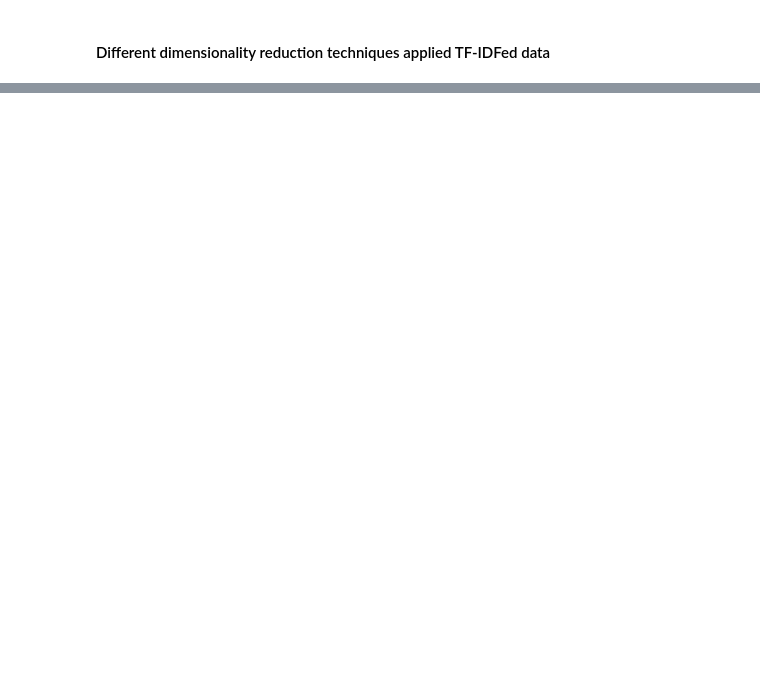
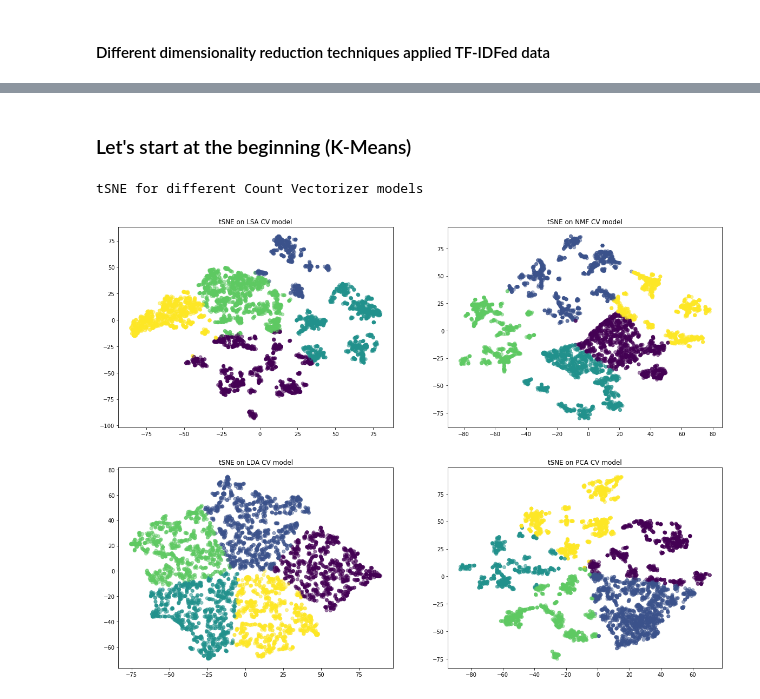
Before and after one commit to Auste1989/metis_projects, a Jupyter notebook: Customer_Review_Sentiment_Analysis/Customer_Review_Sentiment_Analysis_Modelling.ipynb, the cells around one changed output, grey strips where cells are left out. Drawn from its saved outputs; the diff is of its cells as text; code cells hidden in the pictures; blank space fills up the shorter version.

```diff
--- a/Customer_Review_Sentiment_Analysis/Customer_Review_Sentiment_Analysis_Modelling.ipynb
+++ b/Customer_Review_Sentiment_Analysis/Customer_Review_Sentiment_Analysis_Modelling.ipynb
@@ -218 +224,5 @@ lsa_cv_data = lsa_cv.fit_transform(negative_tweets_cv)
+# %%
+#CountVectorizer + NMF
+nmf_cv_model = NMF(n_components=n_topics)
+nmf_cv_data = nmf_cv_model.fit_transform(negative_tweets_cv)
 # %%
@@ -368,0 +396,55 @@ flight, cancelled, cancelled flightled, flightled, get, tomorrow, stuck, flight
+# %% [markdown]
+### Let's start at the beginning (K-Means)
+# %%
+lsa_cv_tsne = TSNE(n_components = 2, perplexity = 30.0)
+nmf_cv_tsne = TSNE(n_components = 2, perplexity = 30.0)
+lda_cv_tsne = TSNE(n_components = 2, perplexity = 30.0)
+pca_cv_tsne = TSNE(n_components = 2, perplexity = 30.0)
+lsa_tfidf_tsne = TSNE(n_components = 2, perplexity = 30.0)
+lda_tfidf_tsne = TSNE(n_components = 2, perplexity = 30.0)
+pca_tfidf_tsne = TSNE(n_components = 2, perplexity = 30.0)
+
+lsa_cv_sne = lsa_cv_tsne.fit_transform(lsa_cv_data)
+nmf_cv_sne = nmf_cv_tsne.fit_transform(nmf_cv_data)
+lda_cv_sne = lda_cv_tsne.fit_transform(lda_cv_data)
+pca_cv_sne = pca_cv_tsne.fit_transform(pca_cv_data)
+lsa_tfidf_sne = lsa_tfidf_tsne.fit_transform(lsa_tfidf_data)
+lda_tfidf_sne = lda_tfidf_tsne.fit_transform(lda_tfidf_data)
+pca_tfidf_sne = pca_tfidf_tsne.fit_transform(pca_tfidf_data)
+# %%
+n_clusters = 5
+
+print('tSNE for different Count Vectorizer models')
+
+km_lsa_cv = KMeans(n_clusters = n_clusters)
+km_nmf_cv = KMeans(n_clusters = n_clusters)
+km_lda_cv = KMeans(n_clusters = n_clusters)
+km_pca_cv = KMeans(n_clusters = n_clusters)
+
+
+km_lsa_cv.fit(lsa_cv_sne)
+km_nmf_cv.fit(nmf_cv_sne)
+km_lda_cv.fit(lda_cv_sne)
+km_pca_cv.fit(pca_cv_sne)
+
+
+plt.figure(figsize=(20, 15))
+plt.subplot(2, 2, 1)
+
+plt.scatter(lsa_cv_sne[:, 0], lsa_cv_sne[:, 1], c=km_lsa_cv.labels_, alpha=0.5)
+plt.title('tSNE on LSA CV model');
+
+plt.subplot(2, 2, 2)
+plt.scatter(nmf_cv_sne[:, 0], nmf_cv_sne[:, 1], c=km_nmf_cv.labels_, alpha=0.5)
+plt.title('tSNE on NMF CV model');
+
+plt.subplot(2, 2, 3)
+plt.scatter(lda_cv_sne[:, 0], lda_cv_sne[:, 1], c=km_lda_cv.labels_, alpha=0.5)
+plt.title('tSNE on LDA CV model');
+
+plt.subplot(2, 2, 4)
+plt.scatter(pca_cv_sne[:, 0], pca_cv_sne[:, 1], c=km_pca_cv.labels_, alpha=0.5)
+plt.title('tSNE on PCA CV model');
+# %% [output]
+tSNE for different Count Vectorizer models
+[figure, added]
```
Also changed, not shown: parts of 49 cells of this notebook, 5 other files.
